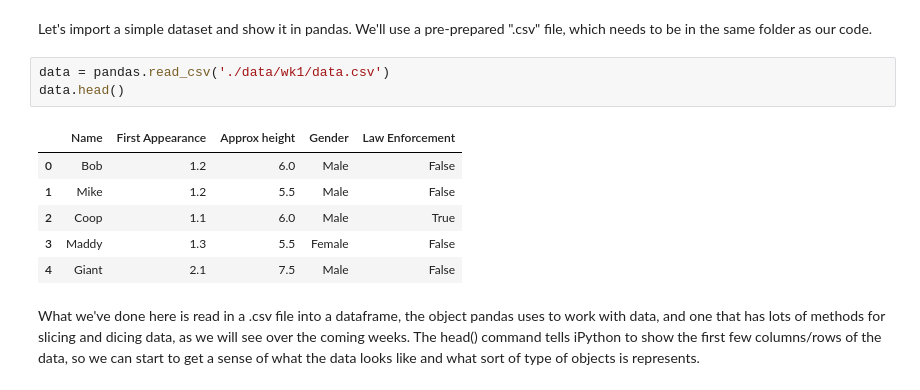
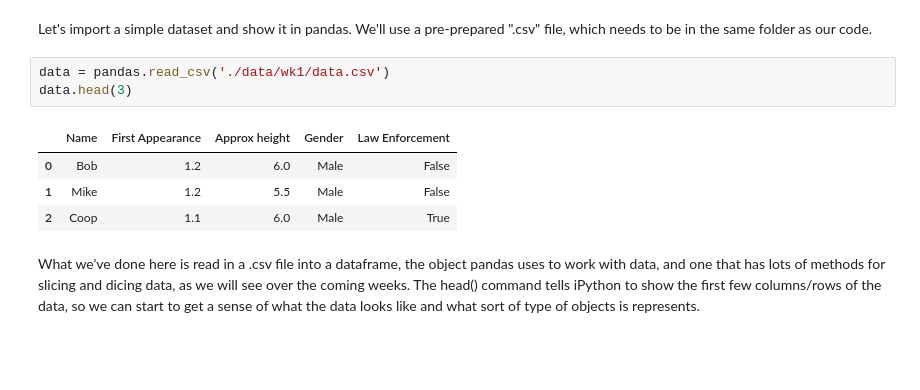
Before and after one commit to ezhang0322-glitch/QM2, a Jupyter notebook: W1_Python_Recap.ipynb, the cells around one changed output. Cells and saved outputs as stored; diff of their text form; blank space fills up the shorter version.

```diff
--- a/W1_Python_Recap.ipynb
+++ b/W1_Python_Recap.ipynb
@@ -198,14 +206,12 @@ import matplotlib
 Let's import a simple dataset and show it in pandas. We'll use a pre-prepared ".csv" file, which needs to be in the same folder as our code.
 # %%
 data = pandas.read_csv('./data/wk1/data.csv')
-data.head()
+data.head(3)
 # %% [output]
 |  | Name | First Appearance | Approx height | Gender | Law Enforcement |
 | 0 | Bob | 1.2 | 6.0 | Male | False |
 | 1 | Mike | 1.2 | 5.5 | Male | False |
 | 2 | Coop | 1.1 | 6.0 | Male | True |
-| 3 | Maddy | 1.3 | 5.5 | Female | False |
-| 4 | Giant | 2.1 | 7.5 | Male | False |
 # %% [markdown]
 What we've done here is read in a .csv file into a dataframe, the object pandas uses to work with data, and one that has lots of methods for slicing and dicing data, as we will see over the coming weeks. The head() command tells iPython to show the first few columns/rows of the data, so we can start to get a sense of what the data looks like and what sort of type of objects is represents.
 # %% [markdown]
```
Also changed, not shown: parts of 13 cells of this notebook.
